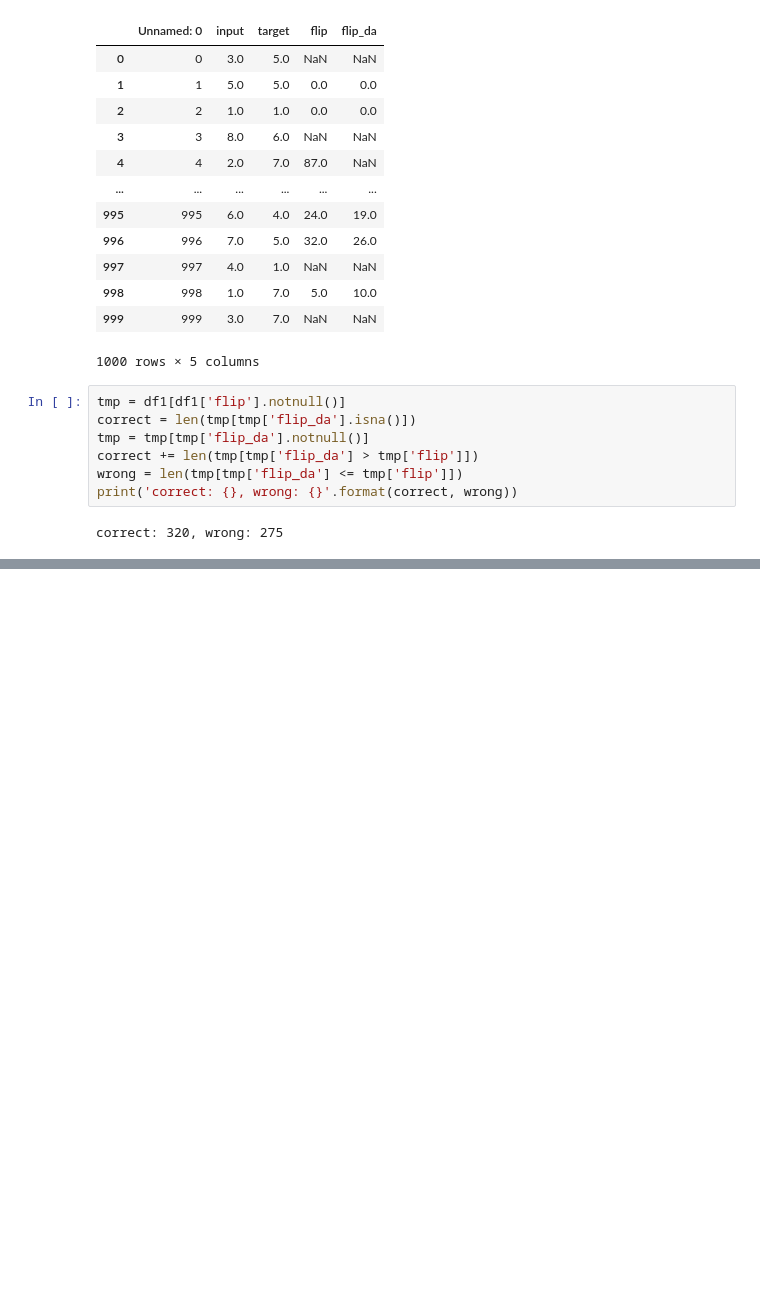
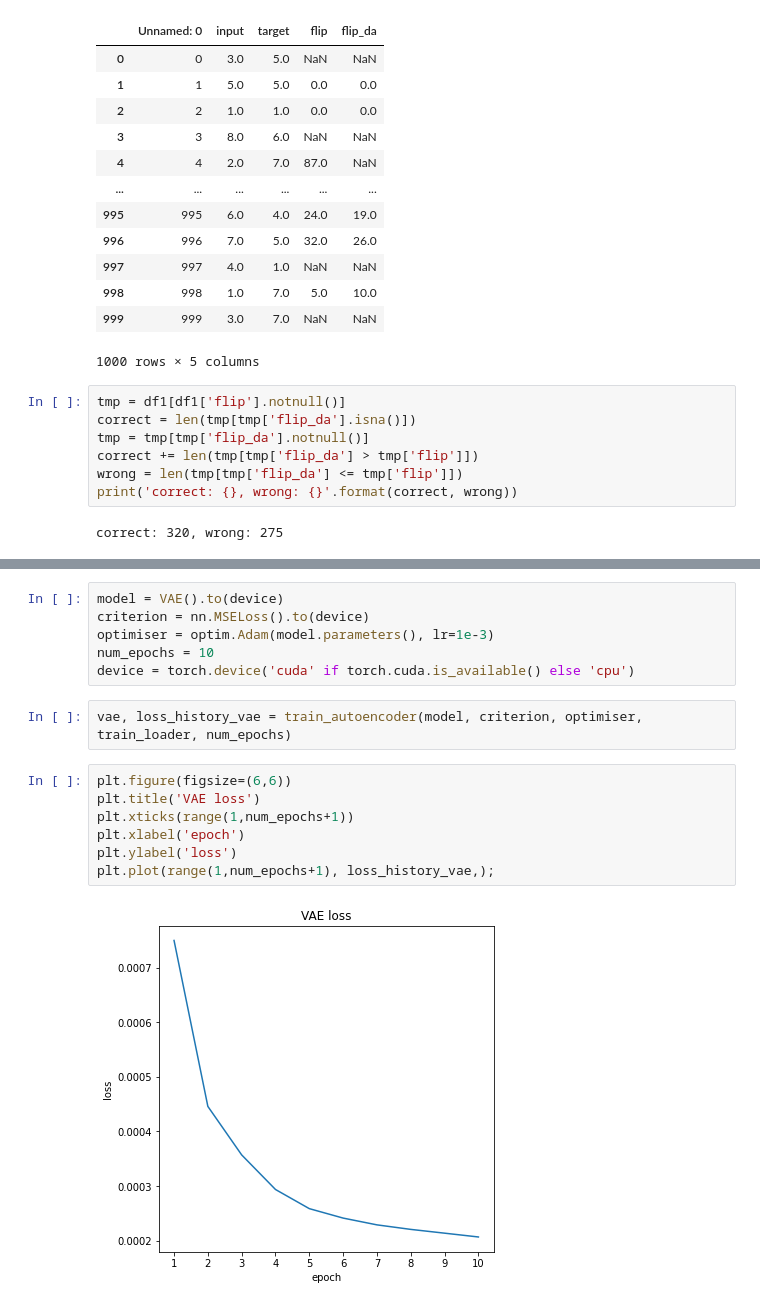
Before and after one commit to a-chubcheva/Excessive-invariance, a Jupyter notebook: autoencoder.ipynb, the cells around one changed output, grey strips where cells are left out. Cells and saved outputs as stored; diff of their text form; blank space fills up the shorter version.

```diff
--- a/autoencoder.ipynb
+++ b/autoencoder.ipynb
@@ -509,0 +417,17 @@ classifier prediction:  8
+# %%
+model = VAE().to(device)
+criterion = nn.MSELoss().to(device)
+optimiser = optim.Adam(model.parameters(), lr=1e-3)
+num_epochs = 10
+device = torch.device('cuda' if torch.cuda.is_available() else 'cpu')
+# %%
+vae, loss_history_vae = train_autoencoder(model, criterion, optimiser, train_loader, num_epochs)
+# %%
+plt.figure(figsize=(6,6))
+plt.title('VAE loss')
+plt.xticks(range(1,num_epochs+1))
+plt.xlabel('epoch')
+plt.ylabel('loss')
+plt.plot(range(1,num_epochs+1), loss_history_vae,);
+# %% [output]
+[figure, added]
```
Also changed, not shown: parts of 33 cells of this notebook, 2 other files.
